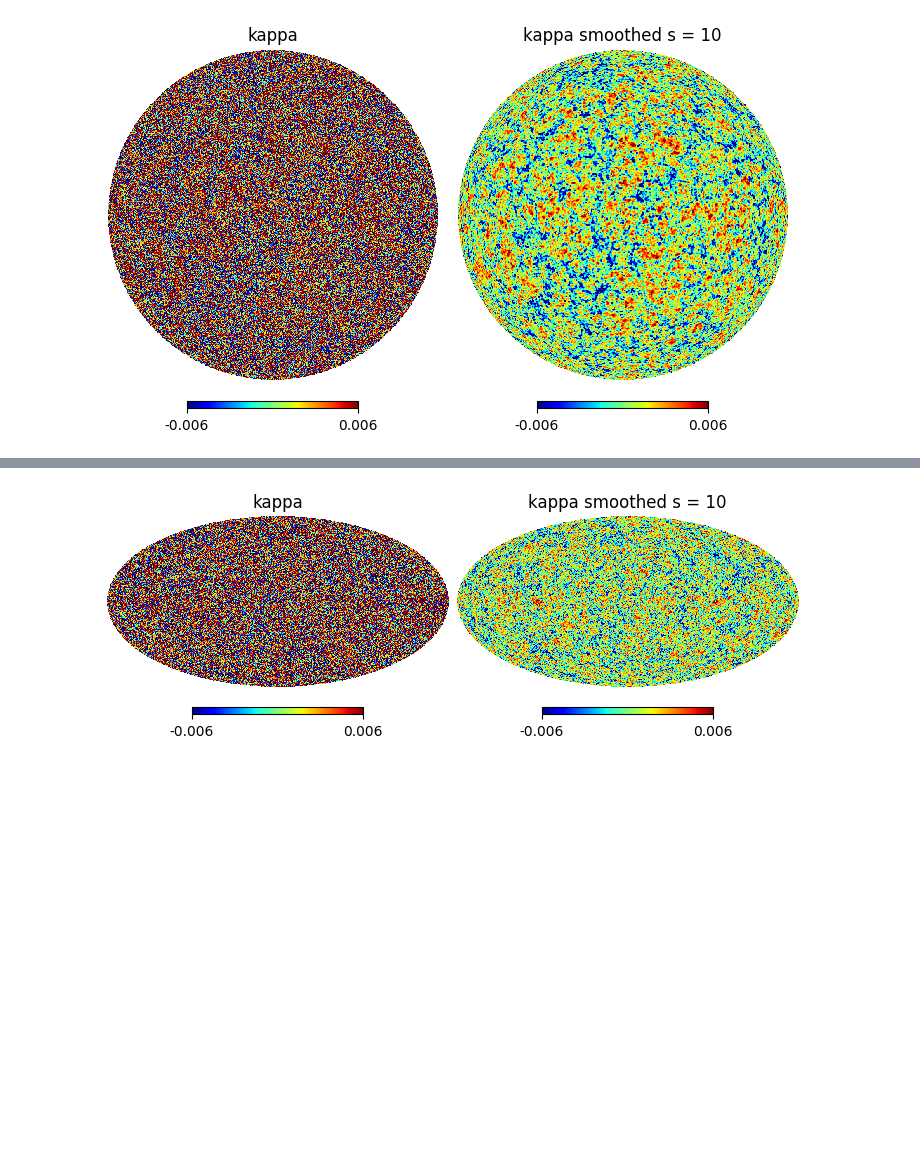
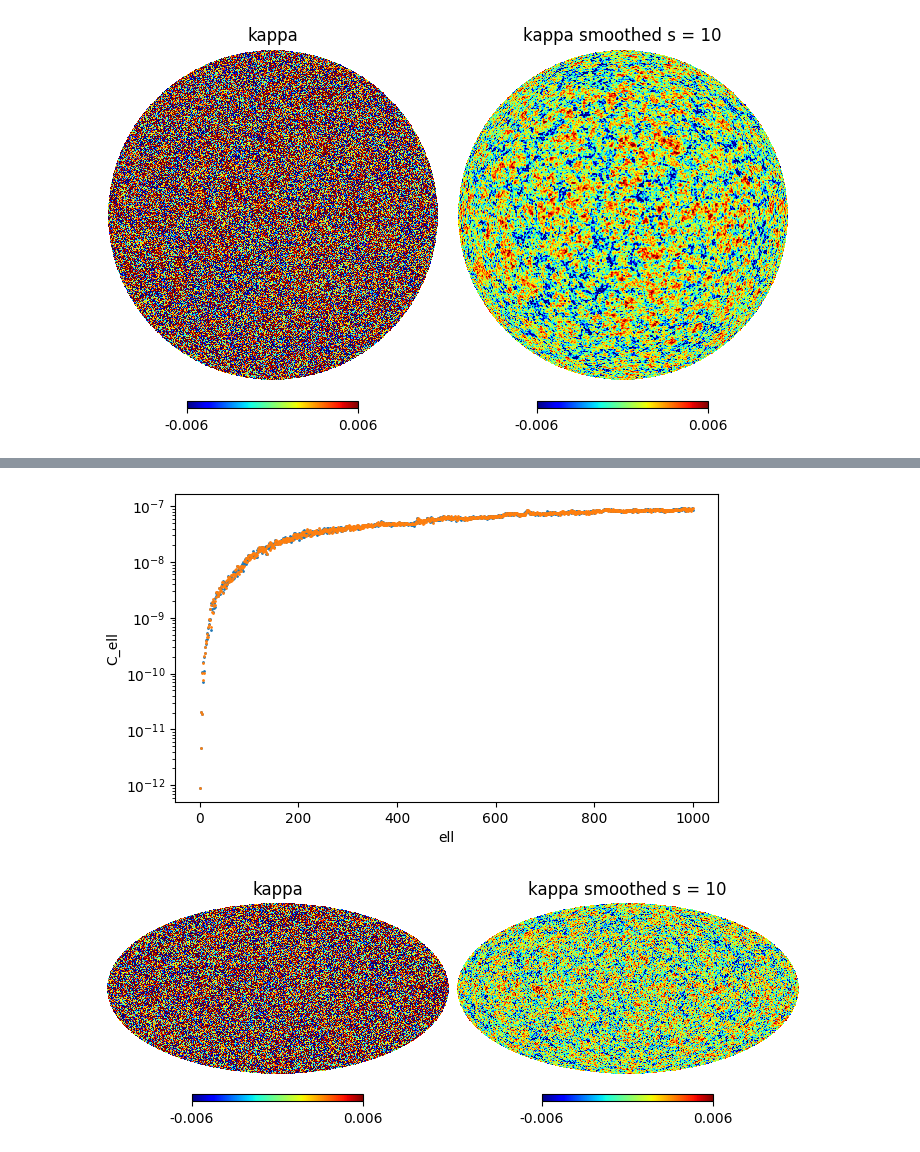
Before and after one commit to atokiwaipmu/LensingSSC, a Jupyter notebook: notebook/test.ipynb, the cells around one changed output, grey strips where cells are left out. Saved outputs shown, nothing was run; the diff lists cells and outputs as text; code cells hidden in the pictures; blank space fills up the shorter version.

```diff
--- a/notebook/test.ipynb
+++ b/notebook/test.ipynb
@@ -47 +113,12 @@ pix_offset = 5 * hp.get_nside(kappa) ** 2
+# %%
+# plot the cl
+fig = plt.figure(figsize=(7, 4))
+plt.scatter(ell, cl * ell * (ell + 1) / 2. / np.pi, s=1)
+plt.scatter(ell2, cl2 * ell2 * (ell2 + 1) / 2. / np.pi, s=1)
+plt.yscale('log')
+plt.xlabel('ell')
+plt.ylabel('C_ell')
+plt.show()
+# %% [output]
+[figure, added]
 # %%
```
Also changed, not shown: parts of 9 cells of this notebook, 12 other files.
